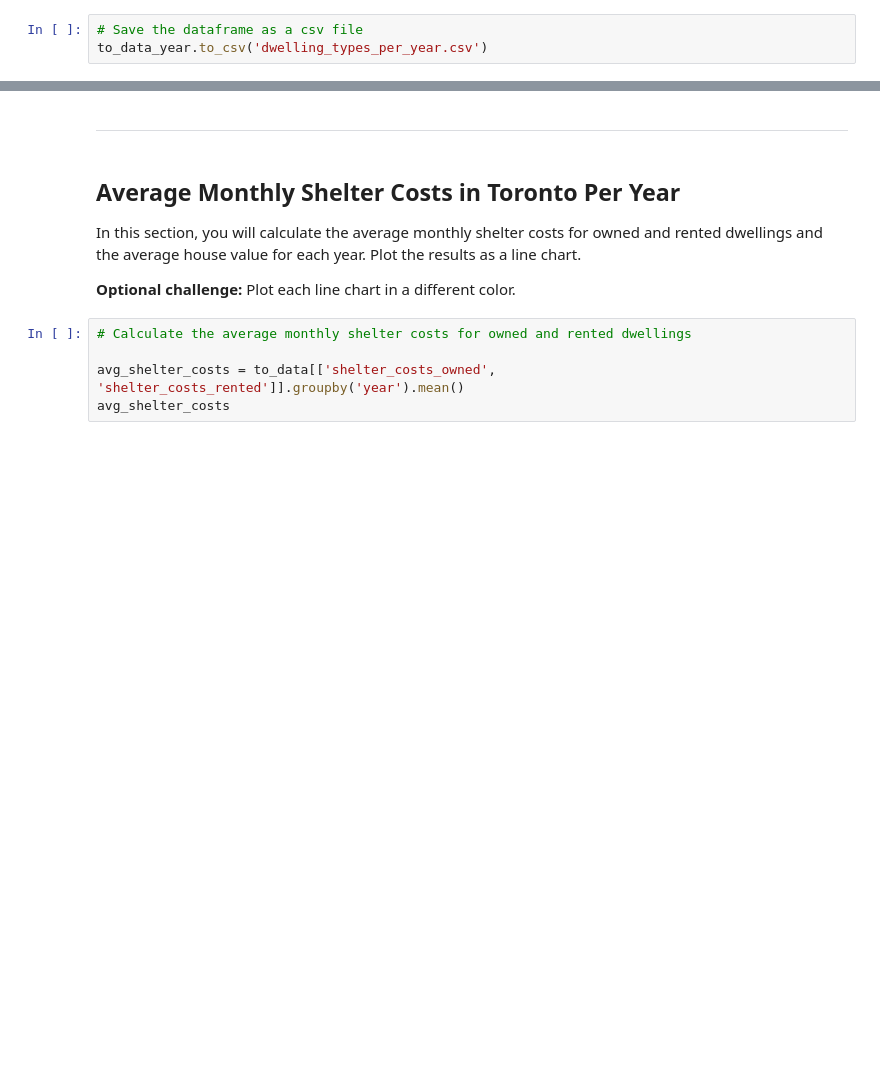
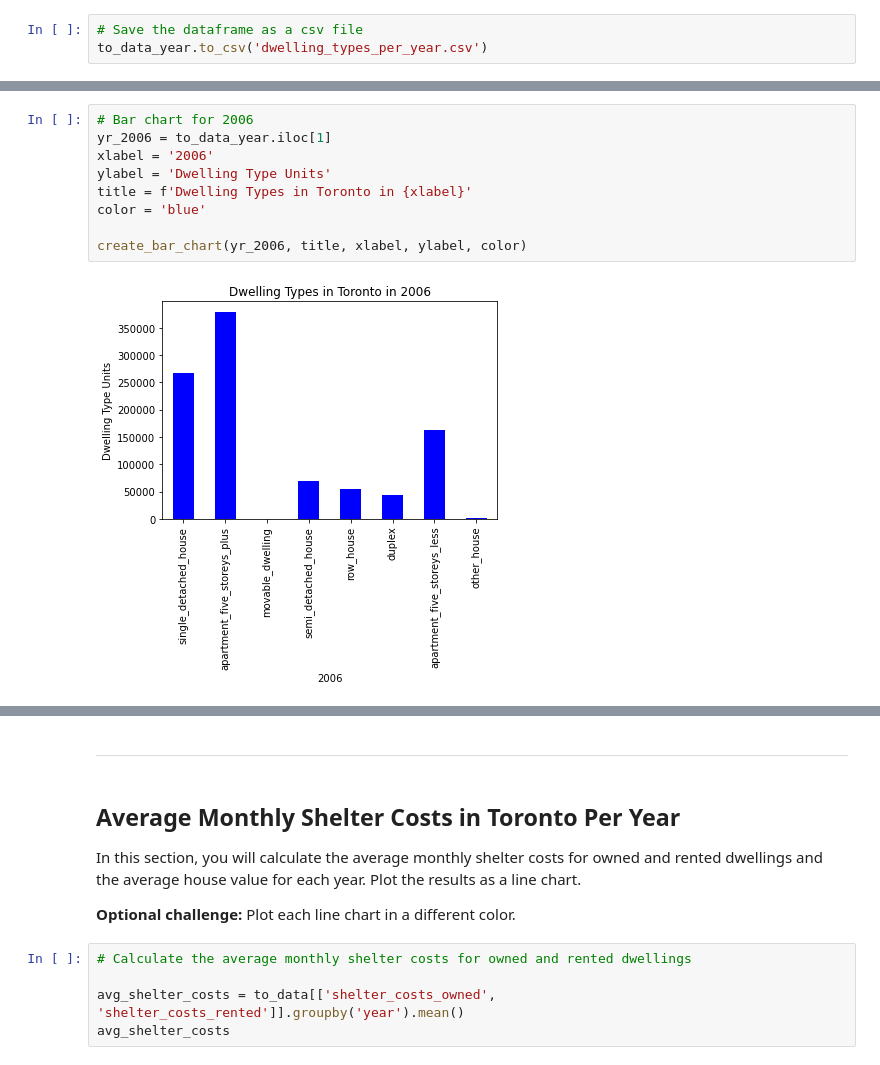
Before and after one commit to nhassan27/06-PyViz, a Jupyter notebook: rental_analysis_WC.ipynb, the cells around one changed output, grey strips where cells are left out. Cells and saved outputs as stored; diff of their text form; blank space fills up the shorter version.

```diff
--- a/rental_analysis_WC.ipynb
+++ b/rental_analysis_WC.ipynb
@@ -107,0 +89,11 @@ yr_2001.plot.bar(title = 'Dwelling Types in Toronto in 2001', xlabel=xlabel, yla
+# %%
+# Bar chart for 2006
+yr_2006 = to_data_year.iloc[1]
+xlabel = '2006'
+ylabel = 'Dwelling Type Units'
+title = f'Dwelling Types in Toronto in {xlabel}'
+color = 'blue'
+
+create_bar_chart(yr_2006, title, xlabel, ylabel, color)
+# %% [output]
+[figure, added]
```
Also changed, not shown: parts of 14 cells of this notebook, 1 other file.
